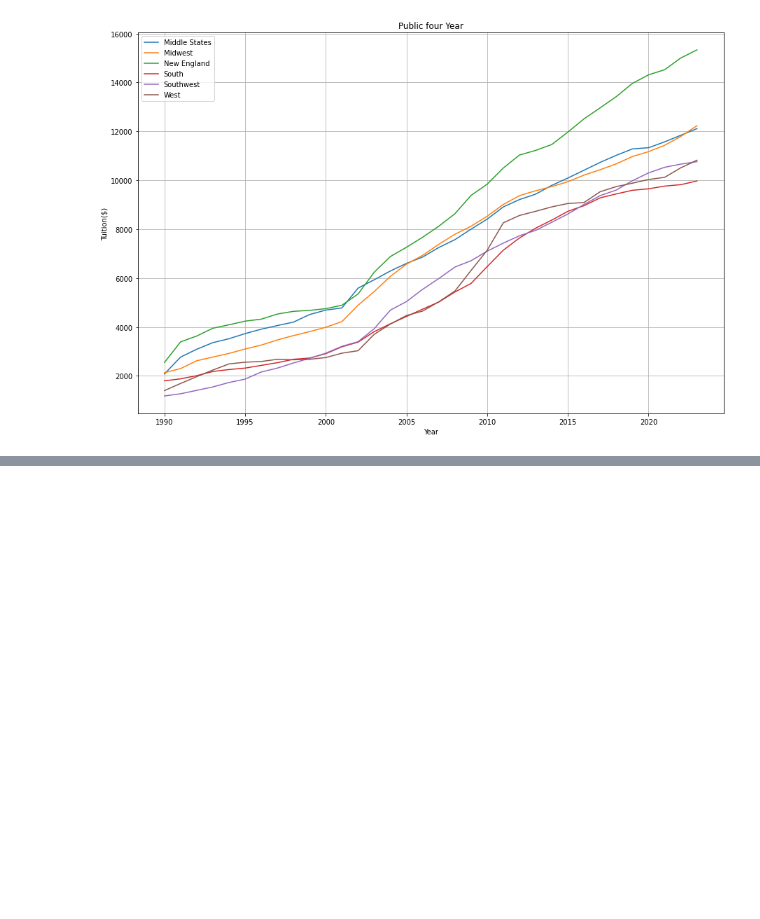
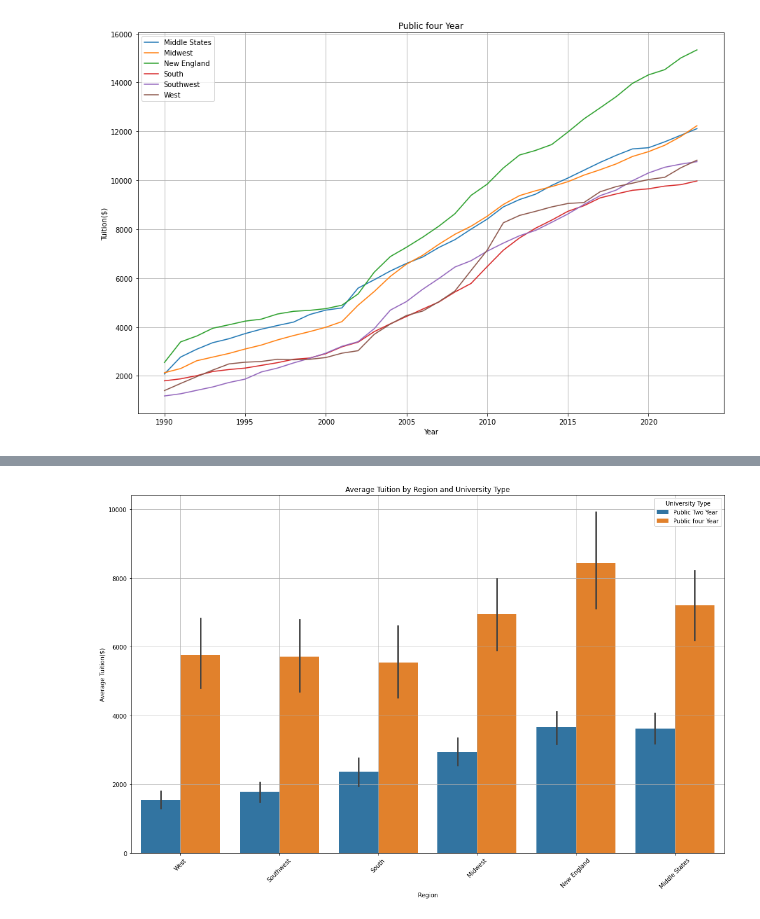
Before and after one commit to hypnos-coder/data-derby, a Jupyter notebook: src/novice/two.ipynb, the cells around one changed output, grey strips where cells are left out. Saved outputs shown, nothing was run; the diff lists cells and outputs as text; code cells hidden in the pictures; blank space fills up the shorter version.

```diff
--- a/src/novice/two.ipynb
+++ b/src/novice/two.ipynb
@@ -97,0 +137,17 @@ for univ in df['UnivType'].unique():
+# %%
+columns_to_melt = [col for col in df.columns if col not in ['UnivType', 'Year', 'National']]
+melted_df = df.melt(id_vars=['UnivType'],value_vars=columns_to_melt,  var_name='Region', value_name='Average Tuition($)')
+
+
+plt.figure(figsize=(15,10))
+sns.barplot(data=melted_df.sort_values(by='Average Tuition($)'), x='Region', y='Average Tuition($)', hue='UnivType')
+plt.xlabel('Region')
+plt.ylabel('Average Tuition($)')
+plt.title('Average Tuition by Region and University Type')
+plt.grid()
+plt.legend(title='University Type')
+plt.xticks(rotation=45)  # Rotate x-axis labels for better readability
+plt.tight_layout()  # Adjust layout to prevent clipping of labels
+plt.show()
+# %% [output]
+[figure, added]
```
Also changed, not shown: parts of 3 cells of this notebook, 10 other files.
